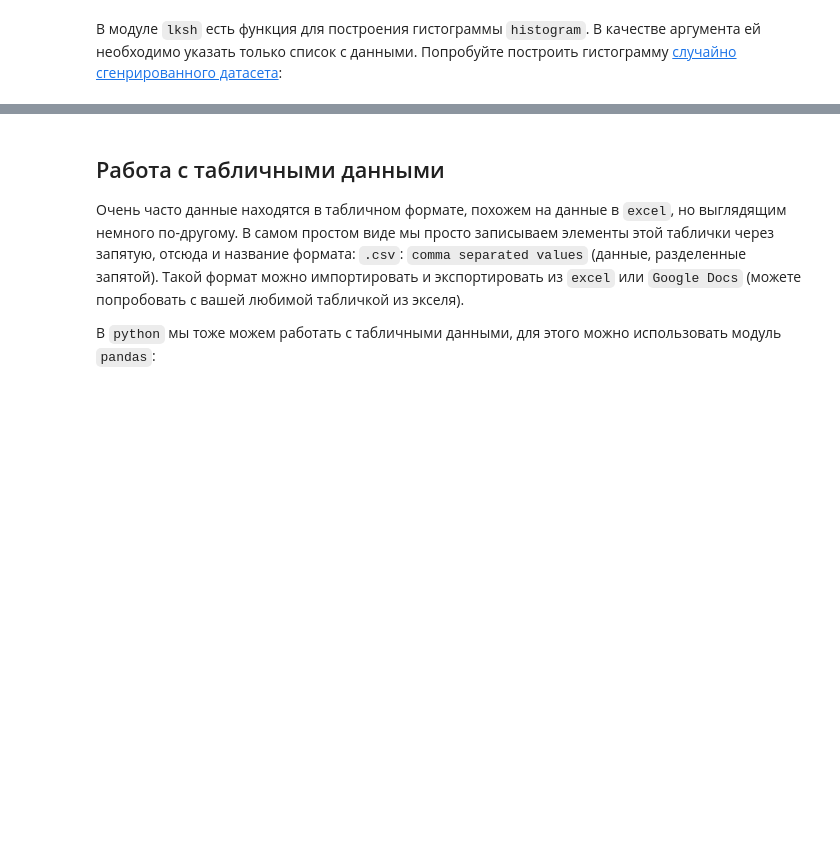
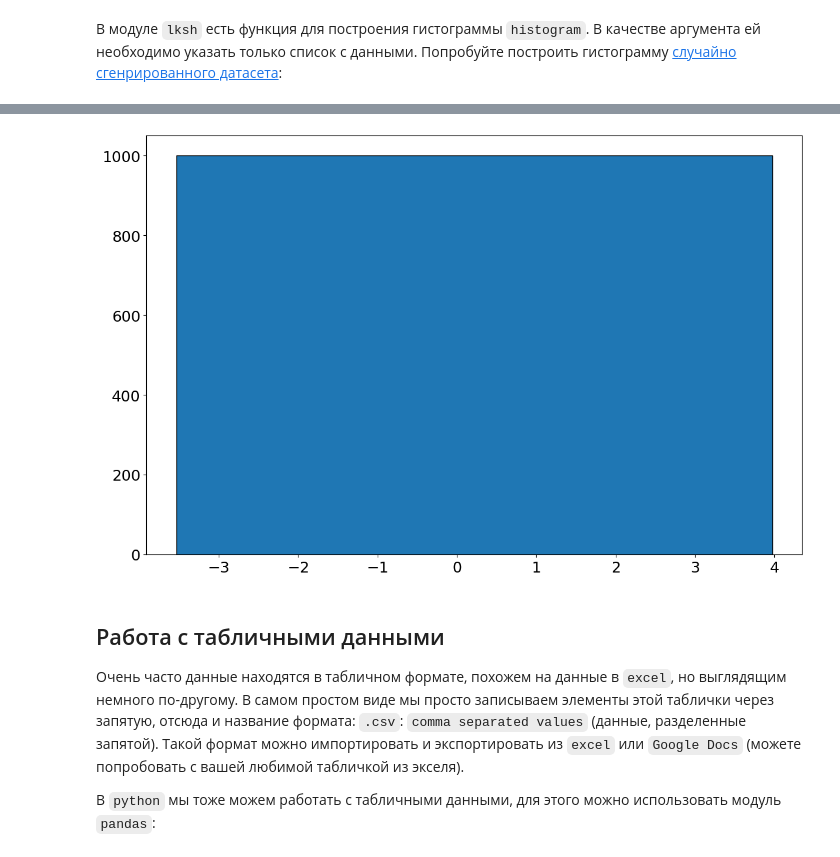
Before and after one commit to teimy/lksh2024-planets, a Jupyter notebook: python/pic_and_data_easy.ipynb, the cells around one changed output, grey strips where cells are left out. Cells and saved outputs as stored; diff of their text form; code cells hidden in the pictures; blank space fills up the shorter version.

```diff
--- a/python/pic_and_data_easy.ipynb
+++ b/python/pic_and_data_easy.ipynb
@@ -59,3 +71,8 @@ histogram(dataset, bins=10)  # попробуйте разные значени
+# %%
+dataset = np.random.randn(1000) # эту строчку понимать не обязательно
+histogram(dataset, bins=1)
+# %% [output]
+[figure, added]
 # %% [markdown]
 ## Работа с табличными данными
 
```
Also changed, not shown: parts of 10 cells of this notebook, 2 other files.
